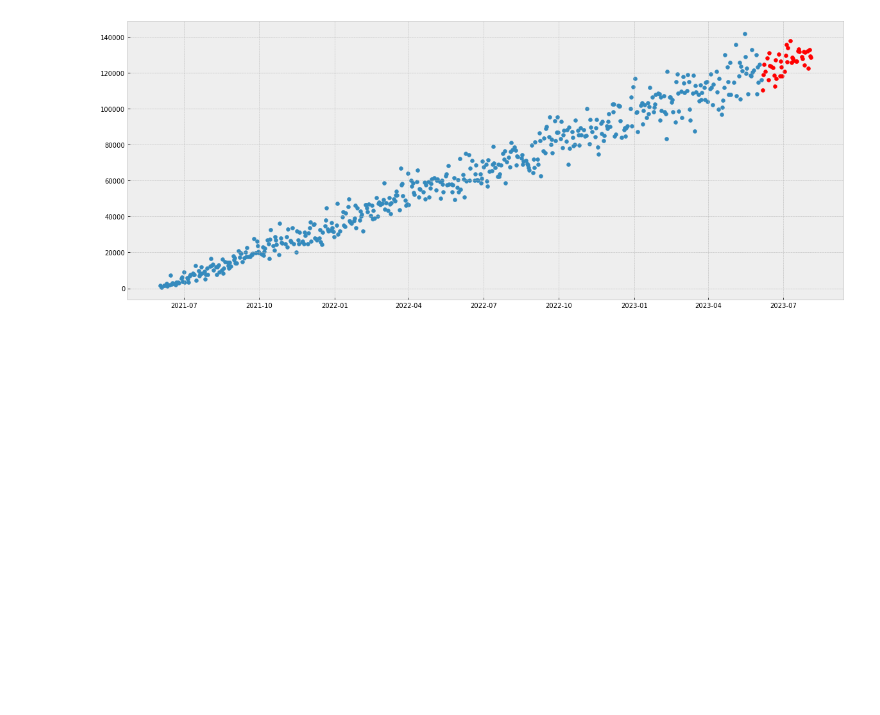
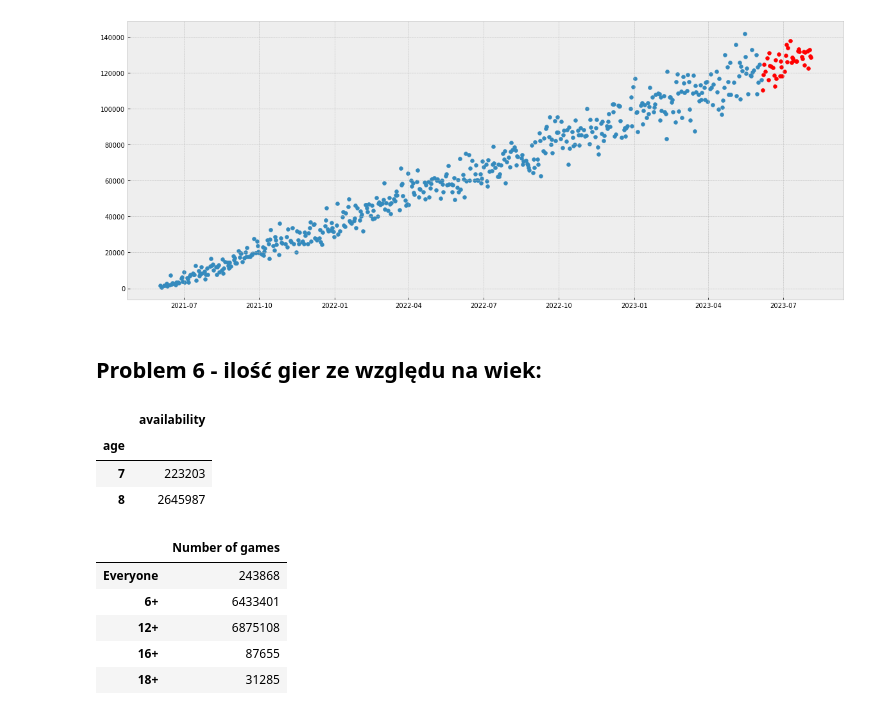
Before and after one commit to mweuro/Gameshop_database, a Jupyter notebook: Michal/analysis.ipynb, the cells around one changed output. Saved outputs shown, nothing was run; the diff lists cells and outputs as text; code cells hidden in the pictures; blank space fills up the shorter version.

Commit message:
problem 6 - wiek

```diff
--- a/Michal/analysis.ipynb
+++ b/Michal/analysis.ipynb
@@ -468,3 +531,5 @@ ax.scatter(sales_validation.index, sales_validation.Prediction, color = 'red')
 plt.show()
 # %% [output]
 [figure]
+# %% [markdown]
+## Problem 6 - ilość gier ze względu na wiek:
@@ -470,0 +544,23 @@ plt.show()
+# %%
+df6.loc[(df6.index > 6) & (df6.index < 9)]
+# %% [output]
+|  | availability |
+| age |  |
+| 7 | 223203 |
+| 8 | 2645987 |
+# %%
+pegi = pd.DataFrame(index = ['Everyone', '6+', '12+', '16+', '18+'],
+                    data = [sum(df6[df6.index < 6].values),
+                     sum(df6.loc[(df6.index >= 6) & (df6.index < 12)].values),
+                     sum(df6.loc[(df6.index >= 12) & (df6.index < 16)].values),
+                     sum(df6.loc[(df6.index >= 16) & (df6.index < 18)].values),
+                     sum(df6[df6.index >= 18].values)],
+                   columns = ['Number of games'])
+pegi
+# %% [output]
+|  | Number of games |
+| Everyone | 243868 |
+| 6+ | 6433401 |
+| 12+ | 6875108 |
+| 16+ | 87655 |
+| 18+ | 31285 |
```
Also changed, not shown: parts of 6 cells of this notebook.
